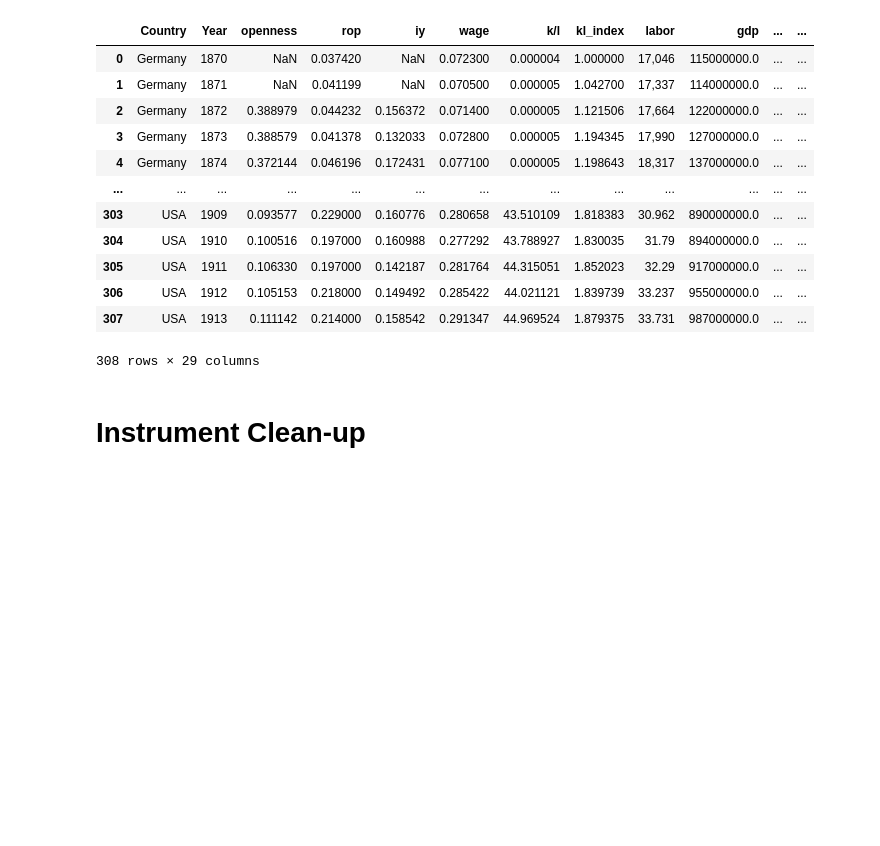
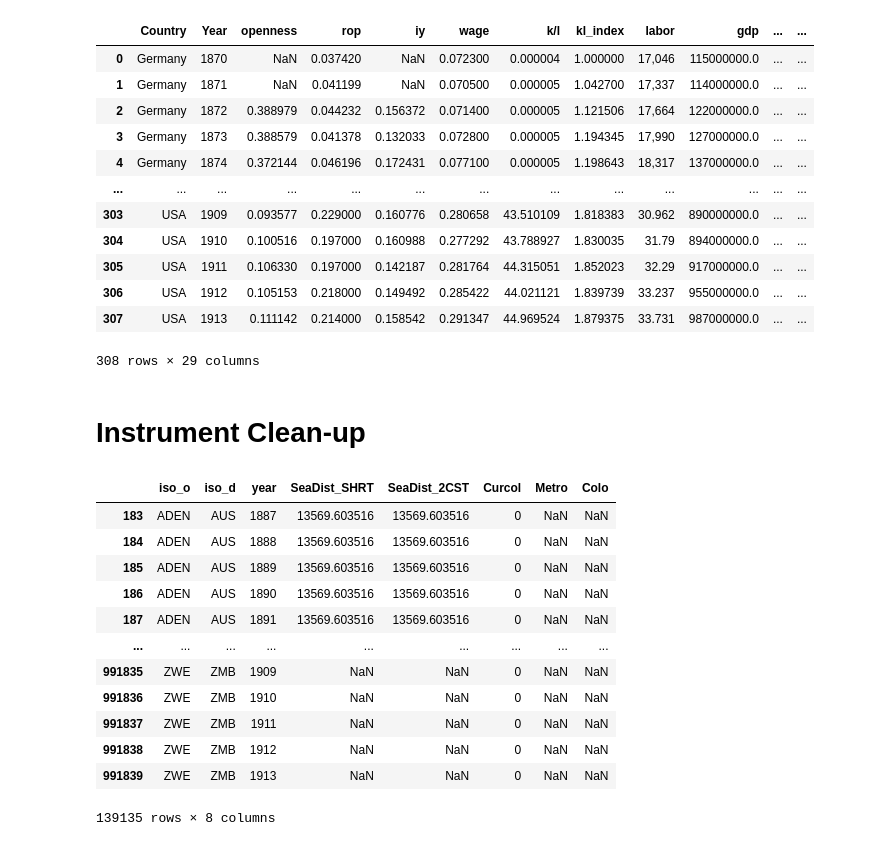
Before and after one commit to kabeerbora/1st_global, a Jupyter notebook: 1st_global.ipynb, the cells around one changed output. Drawn from its saved outputs; the diff is of its cells as text; code cells hidden in the pictures; blank space fills up the shorter version.

```diff
--- a/1st_global.ipynb
+++ b/1st_global.ipynb
@@ -799,3 +811,19 @@ merged_df
 308 rows × 29 columns
 # %% [markdown]
 # Instrument Clean-up
+# %%
+df_gravity = df_gravity[(df_gravity['year'] >= 1870) & (df_gravity['year'] <= 1913)]
+# %% [output]
+|  | iso_o | iso_d | year | SeaDist_SHRT | SeaDist_2CST | Curcol | Metro | Colo |
+| 183 | ADEN | AUS | 1887 | 13569.603516 | 13569.603516 | 0 | NaN | NaN |
+| 184 | ADEN | AUS | 1888 | 13569.603516 | 13569.603516 | 0 | NaN | NaN |
+| 185 | ADEN | AUS | 1889 | 13569.603516 | 13569.603516 | 0 | NaN | NaN |
+| 186 | ADEN | AUS | 1890 | 13569.603516 | 13569.603516 | 0 | NaN | NaN |
+| 187 | ADEN | AUS | 1891 | 13569.603516 | 13569.603516 | 0 | NaN | NaN |
+| ... | ... | ... | ... | ... | ... | ... | ... | ... |
+| 991835 | ZWE | ZMB | 1909 | NaN | NaN | 0 | NaN | NaN |
+| 991836 | ZWE | ZMB | 1910 | NaN | NaN | 0 | NaN | NaN |
+| 991837 | ZWE | ZMB | 1911 | NaN | NaN | 0 | NaN | NaN |
+| 991838 | ZWE | ZMB | 1912 | NaN | NaN | 0 | NaN | NaN |
+| 991839 | ZWE | ZMB | 1913 | NaN | NaN | 0 | NaN | NaN |
+139135 rows × 8 columns
```
Also changed, not shown: parts of 7 cells of this notebook.
